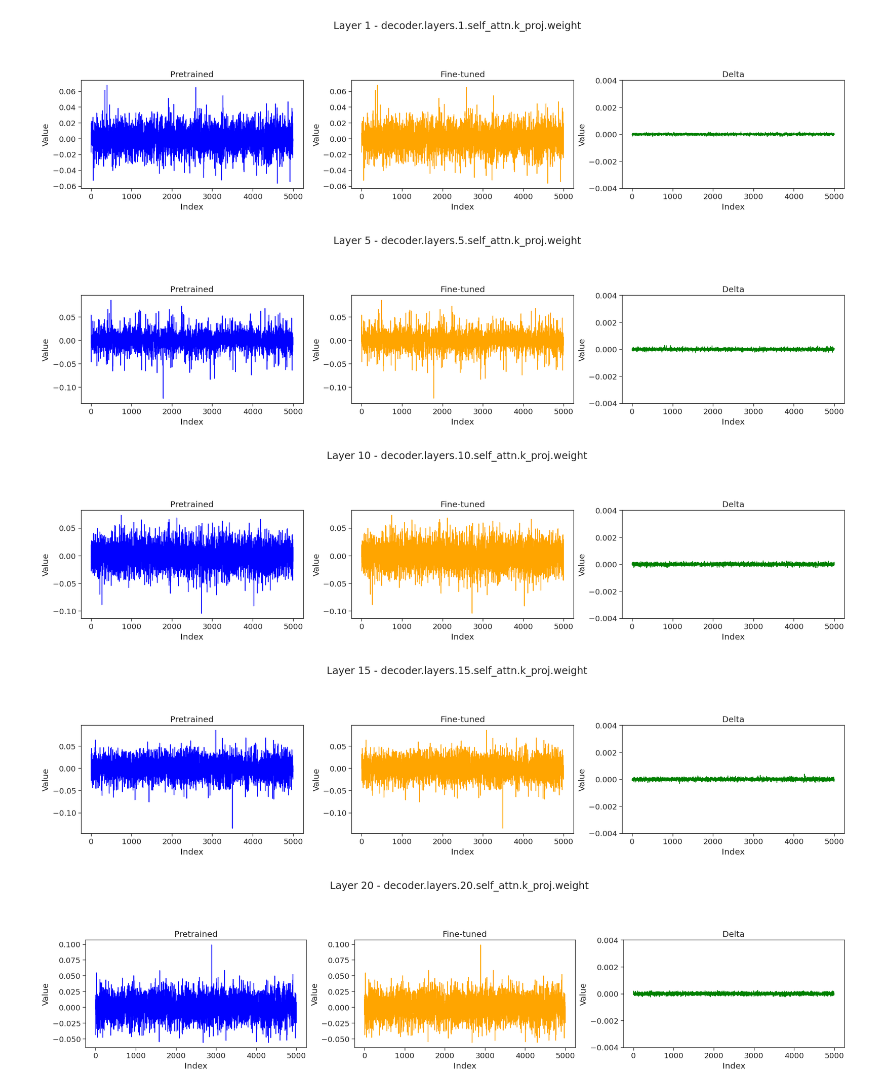
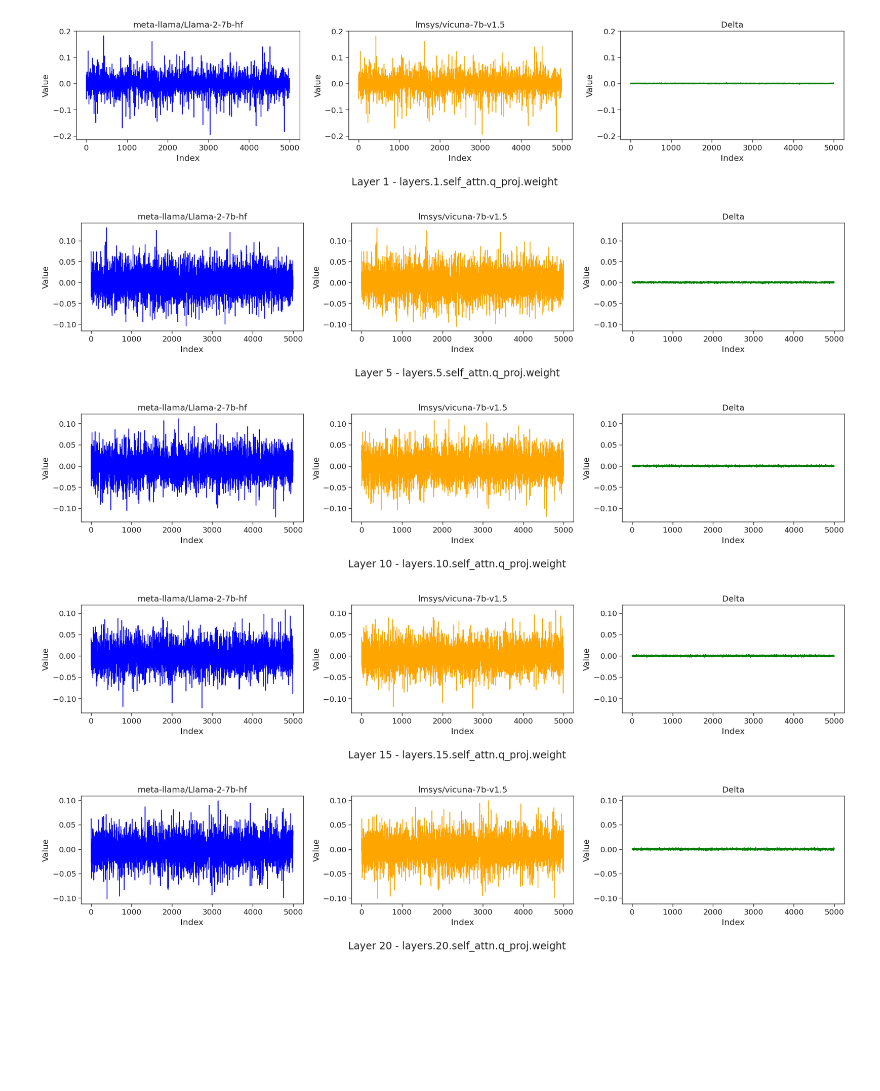
Before and after one commit to eth-easl/deltazip, a Jupyter notebook: notebooks/explore.ipynb, the cells around one changed output. Cells and saved outputs as stored; diff of their text form; code cells hidden in the pictures; blank space fills up the shorter version.

```diff
--- a/notebooks/explore.ipynb
+++ b/notebooks/explore.ipynb
@@ -5,17 +5,17 @@ import transformers
 import seaborn as sns
 import matplotlib.pyplot as plt
 
-base_model = transformers.AutoModel.from_pretrained("facebook/opt-6.7b")
+base_model = transformers.AutoModel.from_pretrained("meta-llama/Llama-2-7b-hf")
 finetuned_model = transformers.AutoModel.from_pretrained(
-    "KoboldAI/OPT-6.7B-Nerybus-Mix"
+    "lmsys/vicuna-7b-v1.5"
 )
 # %%
 layers = [1, 5, 10, 15, 20]
 
 for layer in layers:
     # print(finetuned_model.state_dict())
-    # focus_name = f"layers.{layer}.self_attn.o_proj.weight"
-    focus_name = f"decoder.layers.{layer}.self_attn.k_proj.weight"
+    focus_name = f"layers.{layer}.self_attn.q_proj.weight"
+    # focus_name = f"decoder.layers.{layer}.self_attn.k_proj.weight"
     # plot distribution of weights of pretrained model and fine-tuned model
     plot_finetuned_weight = None
     plot_pretrained_weight = None
@@ -34,40 +34,41 @@ for layer in layers:
     )
     plot_finetuned_weight = plot_finetuned_weight[sampled_indices]
     plot_pretrained_weight = plot_pretrained_weight[sampled_indices]
     plot_delta_weight = plot_delta_weight[sampled_indices]
     sns.set_theme(style="whitegrid")
     sns.set(rc={"figure.figsize": (11.7, 8.27)})
     sns.set(font_scale=1.5)
     sns.set_style("ticks")
     sns.set_context("paper", font_scale=1.5)
 
     # make subplot
     fig, axs = plt.subplots(1, 3, figsize=(20, 5))
-    fig.suptitle(f"Layer {layer} - {focus_name}")
+    fig.suptitle(f"Layer {layer} - {focus_name}", y=0)
     fig.tight_layout(pad=3.0)
     # plot distribution of weights of pretrained model
     sns.lineplot(ax=axs[0], data=plot_pretrained_weight, color="blue")
-    axs[0].set_title("Pretrained")
+    axs[0].set_title("meta-llama/Llama-2-7b-hf")
     axs[0].set_xlabel("Index")
     axs[0].set_ylabel("Value")
     # set x limit to be the same as pretrained model
 
     # plot distribution of weights of fine-tuned model
     sns.lineplot(ax=axs[1], data=plot_finetuned_weight, color="orange")
-    axs[1].set_title("Fine-tuned")
+    axs[1].set_title("lmsys/vicuna-7b-v1.5")
     axs[1].set_xlabel("Index")
     axs[1].set_ylabel("Value")
     axs[1].set_ylim(axs[0].get_ylim())
     # plot distribution of weights of fine-tuned model
     sns.lineplot(ax=axs[2], data=plot_delta_weight, color="green")
     axs[2].set_title("Delta")
     axs[2].set_xlabel("Index")
     axs[2].set_ylabel("Value")
-    axs[2].set_ylim(-0.004, 0.004)
-plt.show()
+    axs[2].set_ylim(axs[0].get_ylim())
+
+    plt.savefig(f"{focus_name}.png")
 # %% [output]
-[figure, old version]
+[figure, new version]
-[figure, old version]
+[figure, new version]
-[figure, old version]
+[figure, new version]
-[figure, old version]
+[figure, new version]
-[figure, old version]
+[figure, new version]
```
Also changed, not shown: 4 other files.
